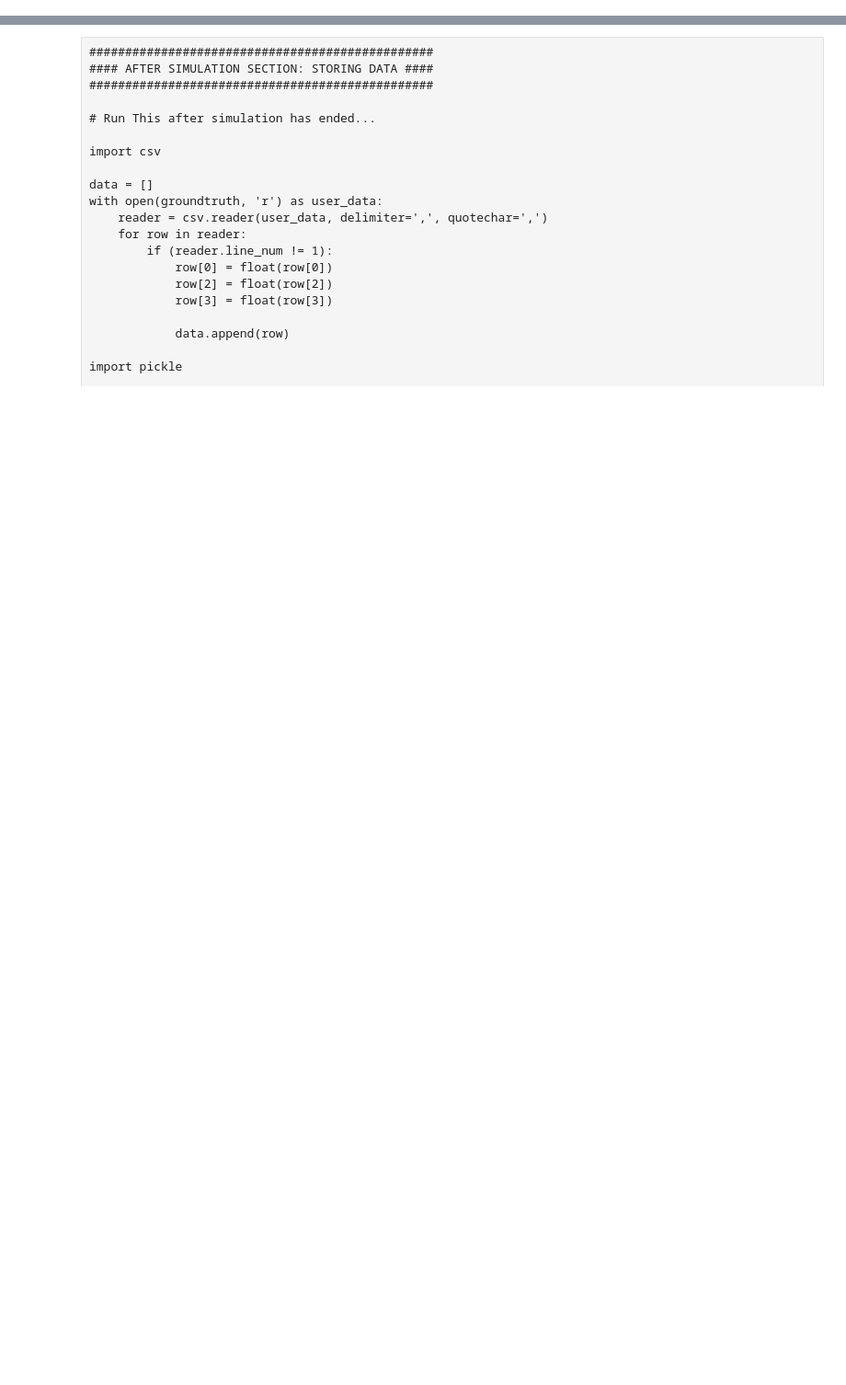
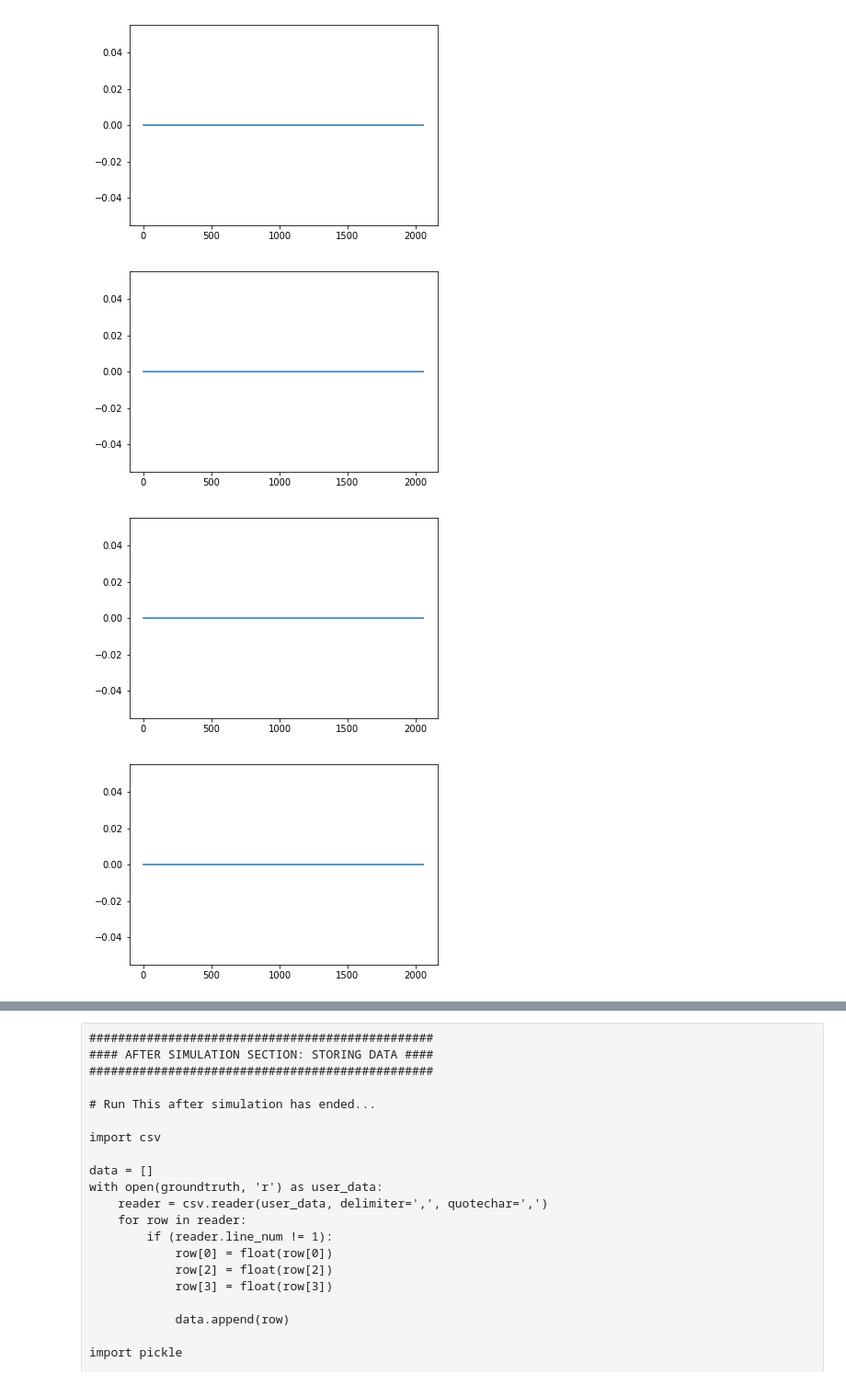
Before and after one commit to shadangolestan/Simulation-Based-deployment-configuration-of-smart-indoor-spaces, a Jupyter notebook: Server Side Codes/Version 2.0/12 - SimulationWorldAnalyzer-Bruno.ipynb, the cells around one changed output, grey strips where cells are left out. Shown at 92% size. Drawn from its saved outputs; the diff is of its cells as text; code cells hidden in the pictures; blank space fills up the shorter version.

```diff
--- a/Server Side Codes/Version 2.0/12 - SimulationWorldAnalyzer-Bruno.ipynb
+++ b/Server Side Codes/Version 2.0/12 - SimulationWorldAnalyzer-Bruno.ipynb
@@ -70,12 +69,11 @@ for i in range(0,len(sensor_readings)):
     dataset_times.append(int(time))
     dataset_readings.append(sensor_array)
 
-dataset2 = ['time', 'gt(x)', 'gt(y)', 'motion_readings']
+dataset = ['time', 'gt(x)', 'gt(y)', 'motion_readings']
 with open(groundtruth, 'r') as user_data:
     reader = csv.reader(user_data, delimiter=',', quotechar=',')
     for row in reader:
         new_row = []
         if (reader.line_num != 1):
             ind = find_nearest(dataset_times[1:], int(row[0]))
-            dataset2 = np.vstack((dataset2, [float(row[0]), float(row[4]), float(row[5]), dataset_readings[ind]]))
-            #dataset2 = np.vstack((dataset2,new_row))
+            dataset = np.vstack((dataset, [float(row[0]), float(row[4]), float(row[5]), dataset_readings[ind]]))
@@ -96,8 +94,8 @@ motion_sensors = [1, 10, 11, 12, 13, 14, 2, 3, 4, 5, 6, 7, 8, 9]
 motions_sensor_data = {}
 
 sr_matrix = np.zeros([1, 14])
-for i in range(0,len(sensor_readings)):
-    sensor_array = sensor_readings[i].split(';')[1]
+for i in range(1,len(dataset)):
+    sensor_array = dataset[i][3]
     sr_row = []
     for j in range(0,len(sensor_array)):
         if (motions_order[j] <= 14):
@@ -120,5 +118,3 @@ for sensor in motion_sensors:
             new_readings.append(0)
         else:
             new_readings.append(1)
-
-    print(new_readings)
@@ -128,0 +121,11 @@ len(motions_order)
+# %%
+import matplotlib.pyplot as plt
+
+for i in motion_sensors:
+    plt.plot(list(range(0,len(motions_sensor_data[i]))), motions_sensor_data[i])
+    plt.show()
+# %% [output]
+[figure, added]
+[figure, added]
+[figure, added]
+[figure, added]
```
Also changed, not shown: parts of 8 cells of this notebook.
